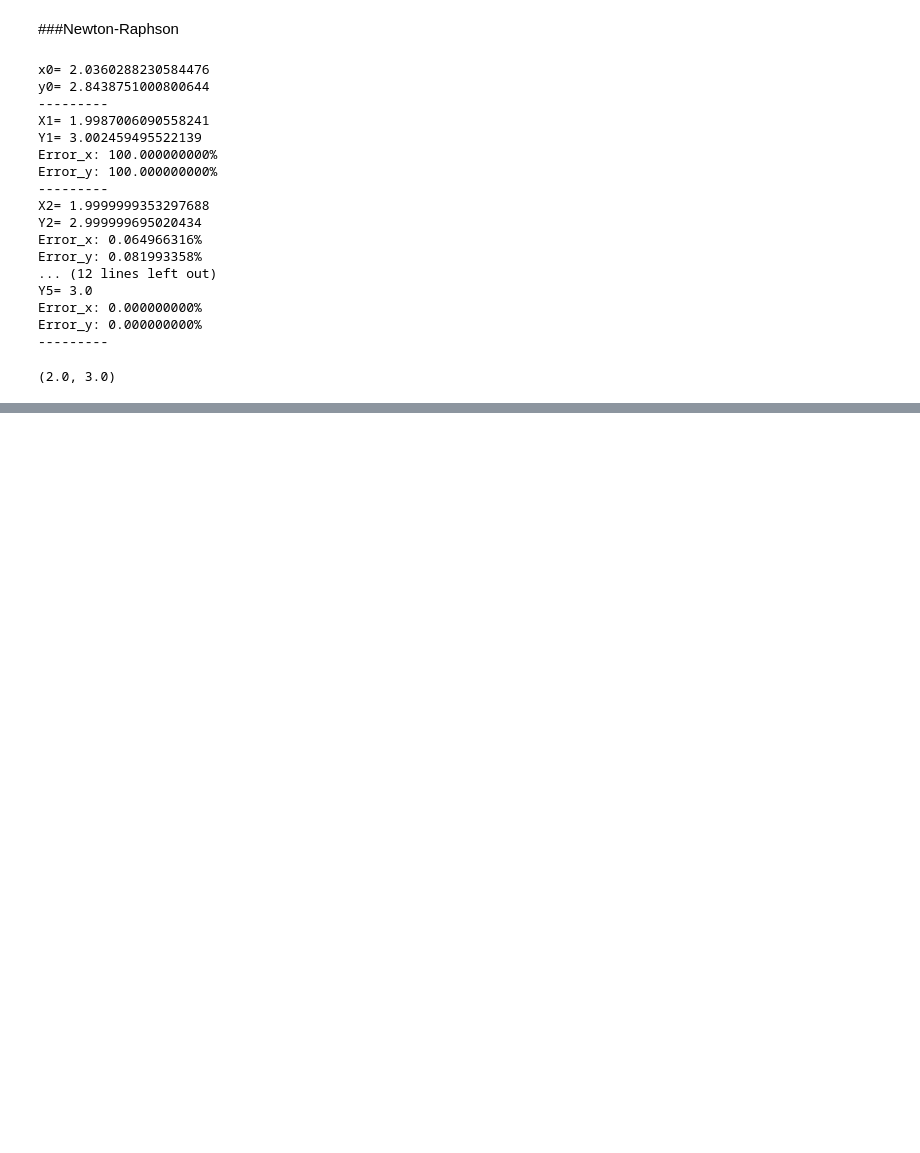
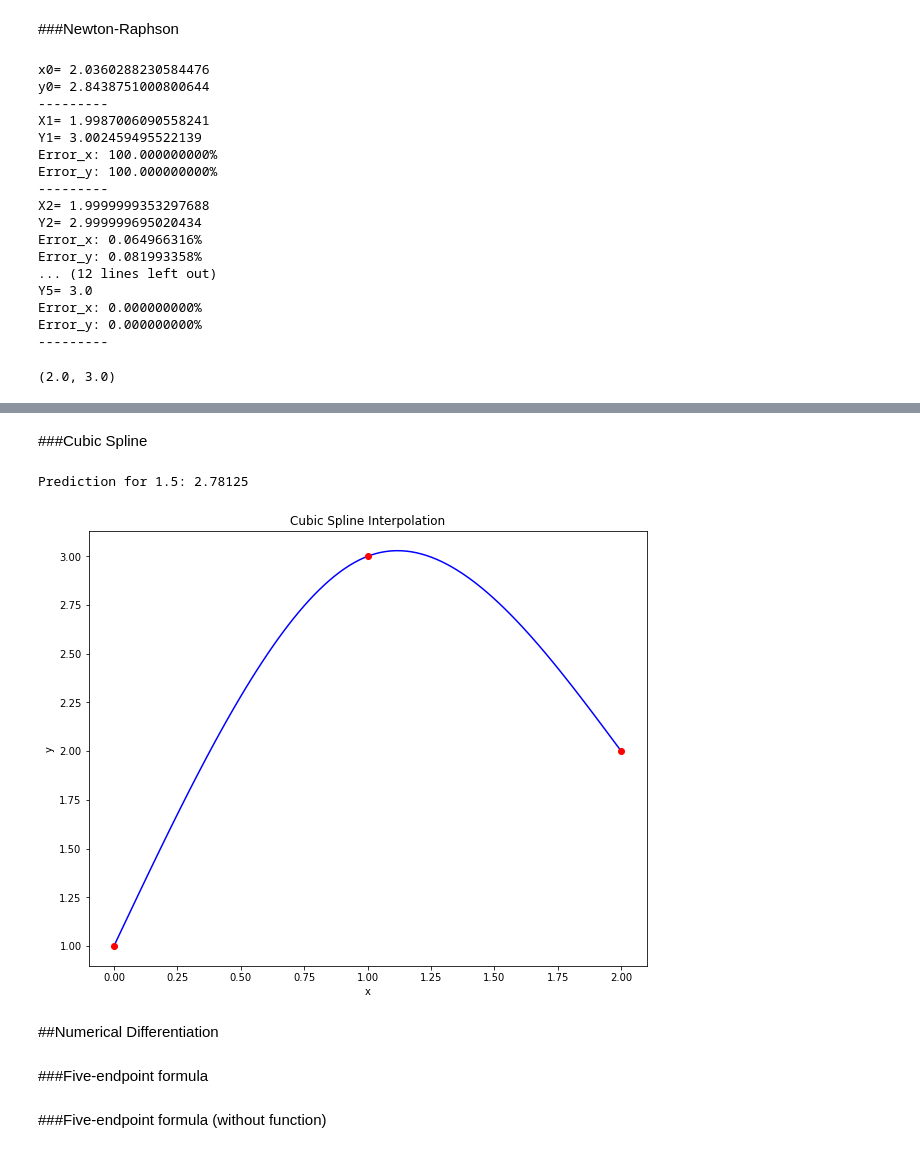
Before and after one commit to santiagojaralopez/numericalMethodsPython, a Jupyter notebook: numericalMethods.ipynb, the cells around one changed output, grey strips where cells are left out. Saved outputs shown, nothing was run; the diff lists cells and outputs as text; code cells hidden in the pictures; blank space fills up the shorter version.

Commit message:
Added interpolation methods (Newton and Cubic Spline) and numerical differentiation methods

```diff
--- a/numericalMethods.ipynb
+++ b/numericalMethods.ipynb
@@ -301,0 +368,5 @@ Error_y: 0.000000000%
+# %%
+X = (1930, 1940, 1950, 1960, 1970, 1980)
+Y = (123203, 131669, 150697, 179323, 203212, 226505)
+df = pd.DataFrame( newton_interpolation(X, Y) )
+df
@@ -301,0 +381,26 @@ Error_y: 0.000000000%
+# %% [markdown]
+###Cubic Spline
+# %%
+def cubic_spline(X: tuple, Y:tuple, xmin: float, xmax: float, predict: float):
+  f = CubicSpline(X, Y, bc_type='natural')
+  x_new = np.linspace(xmin, xmax, 100)
+  y_new = f(x_new)
+
+  print(f'Prediction for {predict}: {f(predict)}')
+
+  plt.figure(figsize = (10,8))
+  plt.plot(x_new, y_new, 'b')
+  plt.plot(X, Y, 'ro')
+  plt.title('Cubic Spline Interpolation')
+  plt.xlabel('x')
+  plt.ylabel('y')
+  plt.show()
+# %%
+cubic_spline((0, 1, 2), (1, 3, 2), 0, 2, 1.5)
+# %% [output]
+Prediction for 1.5: 2.78125
+[figure, added]
+# %% [markdown]
+##Numerical Differentiation
+# %% [markdown]
+###Five-endpoint formula
@@ -301,0 +410,2 @@ Error_y: 0.000000000%
+# %% [markdown]
+###Five-endpoint formula (without function)
```
Also changed, not shown: parts of 17 cells of this notebook.
